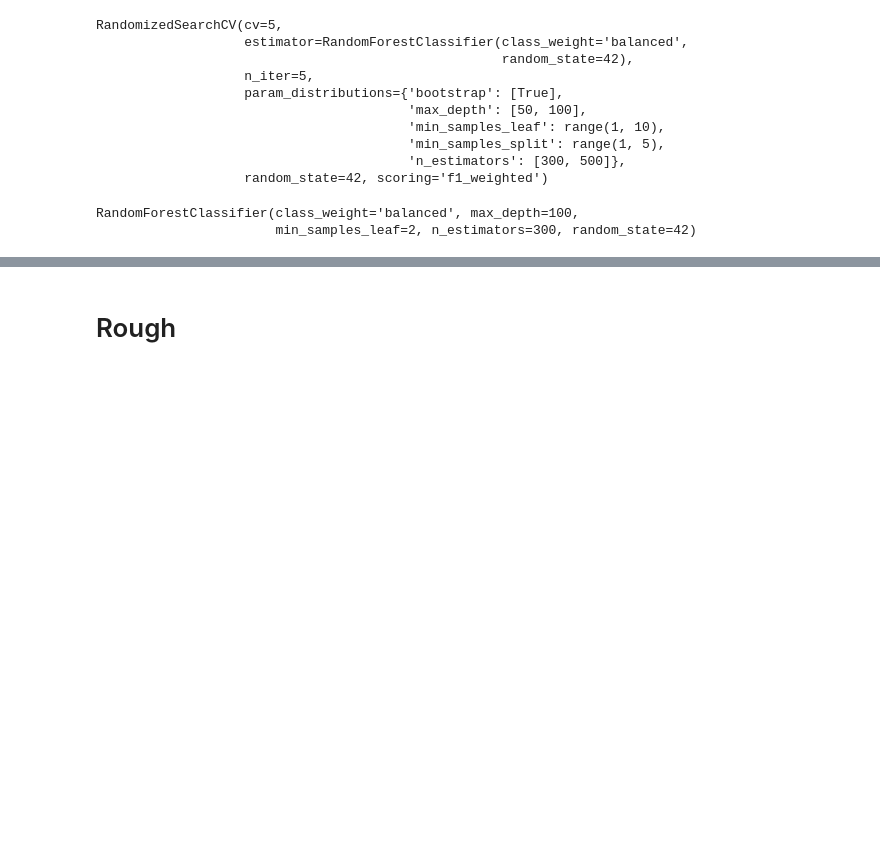
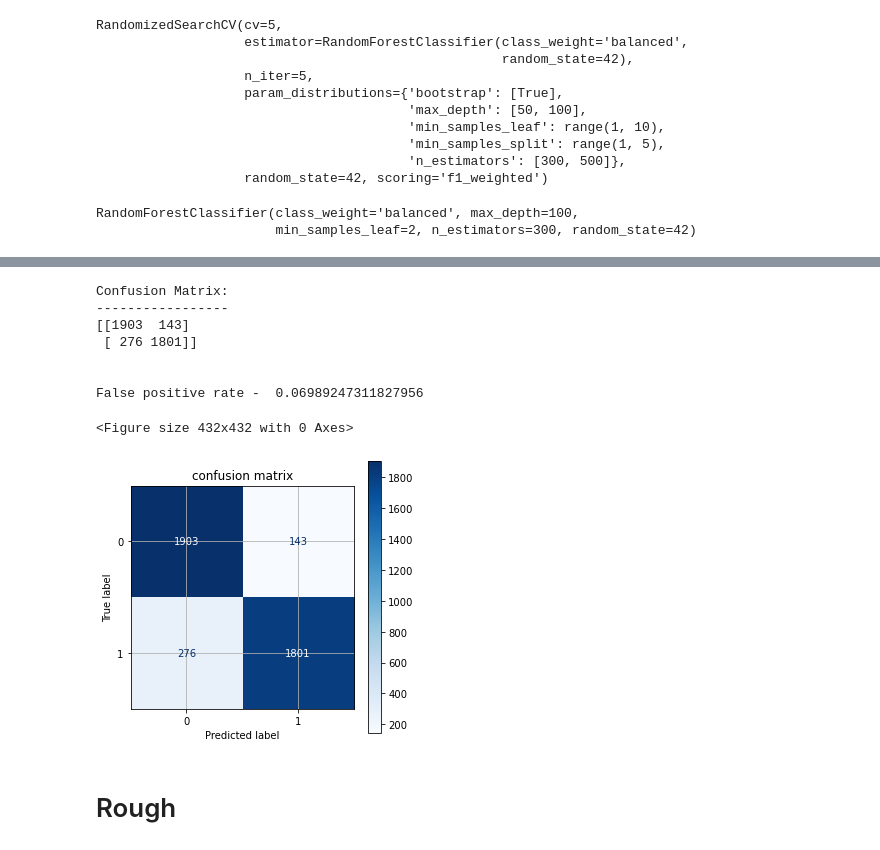
Before and after one commit to oh-swetha-unnava/MIA_Analysis, a Jupyter notebook: Wallboard/JupyterNotebooks/Baseline Models.ipynb, the cells around one changed output, grey strips where cells are left out. Saved outputs shown, nothing was run; the diff lists cells and outputs as text; code cells hidden in the pictures; blank space fills up the shorter version.

```diff
--- a/Wallboard/JupyterNotebooks/Baseline Models.ipynb
+++ b/Wallboard/JupyterNotebooks/Baseline Models.ipynb
@@ -830,6 +837,10 @@ pickle.dump(final_model_rf, open(filename, 'wb'))
 columns_1 = X_train_fs.columns
 
 columns_1 = [x for x in columns_1 if 'software_' not in x]
+columns_1.remove('sku_P-WAL-107-ELC-03')
+columns_1.remove('sku_P-WAL-106-ELC-01')
+
+
 X_train_fs_sf = X_train_fs[columns_1]
 X_test_fs_sf = X_test_fs[columns_1]
 # %%
@@ -886,0 +899,37 @@ weighted avg       0.91      0.91      0.91      4123
+# %%
+CM = confusion_matrix(y_test, final_model_rf_sf.predict(X_test_fs_sf))
+
+TN = CM[0][0]
+FN = CM[1][0]
+TP = CM[1][1]
+FP = CM[0][1]
+# False positive rate
+FPR = FP/(FP+TN)
+
+print('Confusion Matrix:')
+print('-----------------')
+print(CM)
+print('\n')
+print('False positive rate - ',FPR)
+
+# Plot confusion matrix
+class_names = [0,1]
+plt.figure(figsize=(6,6))
+disp = plot_confusion_matrix(final_model_rf_sf, X_test_fs_sf,y_test,
+                             display_labels=class_names,
+                             cmap=plt.cm.Blues)
+disp.ax_.set_title("confusion matrix")
+plt.grid(b=None)
+fig = plt.gcf()
+fig.set_size_inches(5,5)
+plt.show()
+# %% [output]
+Confusion Matrix:
+-----------------
+[[1903  143]
+ [ 276 1801]]
+
+
+False positive rate -  0.06989247311827956
+<Figure size 432x432 with 0 Axes>
+[figure, added]
```
Also changed, not shown: parts of 30 cells of this notebook.
